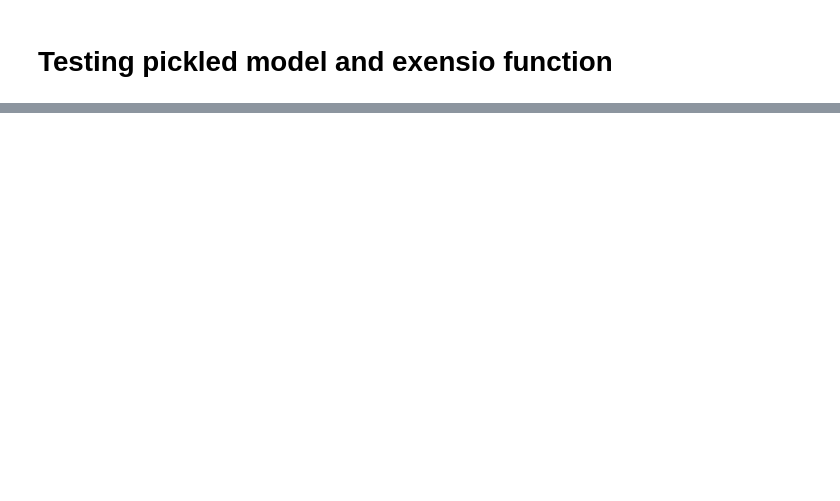
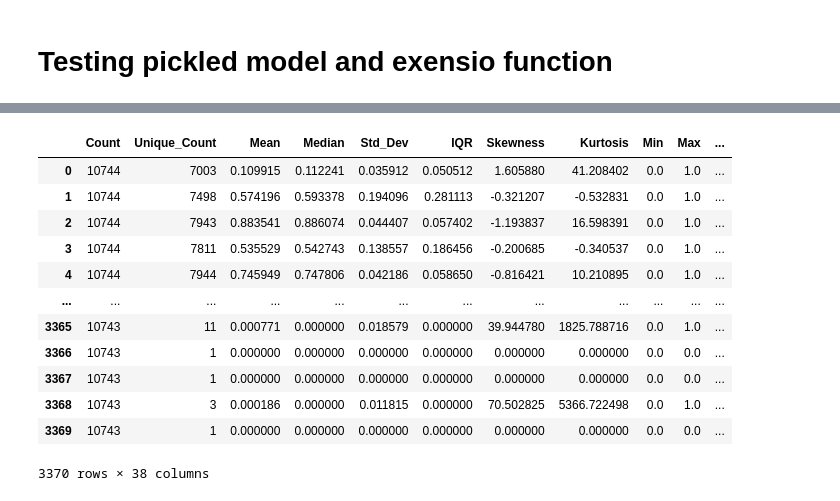
Before and after one commit to chan-cee/wafers, a Jupyter notebook: Luna/Preprocessing/Luna Preprocessing.ipynb, the cells around one changed output, grey strips where cells are left out. Saved outputs shown, nothing was run; the diff lists cells and outputs as text; code cells hidden in the pictures; blank space fills up the shorter version.

```diff
--- a/Luna/Preprocessing/Luna Preprocessing.ipynb
+++ b/Luna/Preprocessing/Luna Preprocessing.ipynb
@@ -162,0 +191,22 @@ preds = luna_model.predict(test_features)
+# %%
+import features
+
+#importlib.reload(features)
+
+test_values = luna_cleaned[2:]
+test_features_older = features.exensio_get_features_old(test_values) # older function using looping, so slower
+test_features_older
+# %% [output]
+|  | Count | Unique_Count | Mean | Median | Std_Dev | IQR | Skewness | Kurtosis | Min | Max | ... |
+| 0 | 10744 | 7003 | 0.109915 | 0.112241 | 0.035912 | 0.050512 | 1.605880 | 41.208402 | 0.0 | 1.0 | ... |
+| 1 | 10744 | 7498 | 0.574196 | 0.593378 | 0.194096 | 0.281113 | -0.321207 | -0.532831 | 0.0 | 1.0 | ... |
+| 2 | 10744 | 7943 | 0.883541 | 0.886074 | 0.044407 | 0.057402 | -1.193837 | 16.598391 | 0.0 | 1.0 | ... |
+| 3 | 10744 | 7811 | 0.535529 | 0.542743 | 0.138557 | 0.186456 | -0.200685 | -0.340537 | 0.0 | 1.0 | ... |
+| 4 | 10744 | 7944 | 0.745949 | 0.747806 | 0.042186 | 0.058650 | -0.816421 | 10.210895 | 0.0 | 1.0 | ... |
+| ... | ... | ... | ... | ... | ... | ... | ... | ... | ... | ... | ... |
+| 3365 | 10743 | 11 | 0.000771 | 0.000000 | 0.018579 | 0.000000 | 39.944780 | 1825.788716 | 0.0 | 1.0 | ... |
+| 3366 | 10743 | 1 | 0.000000 | 0.000000 | 0.000000 | 0.000000 | 0.000000 | 0.000000 | 0.0 | 0.0 | ... |
+| 3367 | 10743 | 1 | 0.000000 | 0.000000 | 0.000000 | 0.000000 | 0.000000 | 0.000000 | 0.0 | 0.0 | ... |
+| 3368 | 10743 | 3 | 0.000186 | 0.000000 | 0.011815 | 0.000000 | 70.502825 | 5366.722498 | 0.0 | 1.0 | ... |
+| 3369 | 10743 | 1 | 0.000000 | 0.000000 | 0.000000 | 0.000000 | 0.000000 | 0.000000 | 0.0 | 0.0 | ... |
+3370 rows × 38 columns
```
Also changed, not shown: parts of 11 cells of this notebook, 1 other file.
